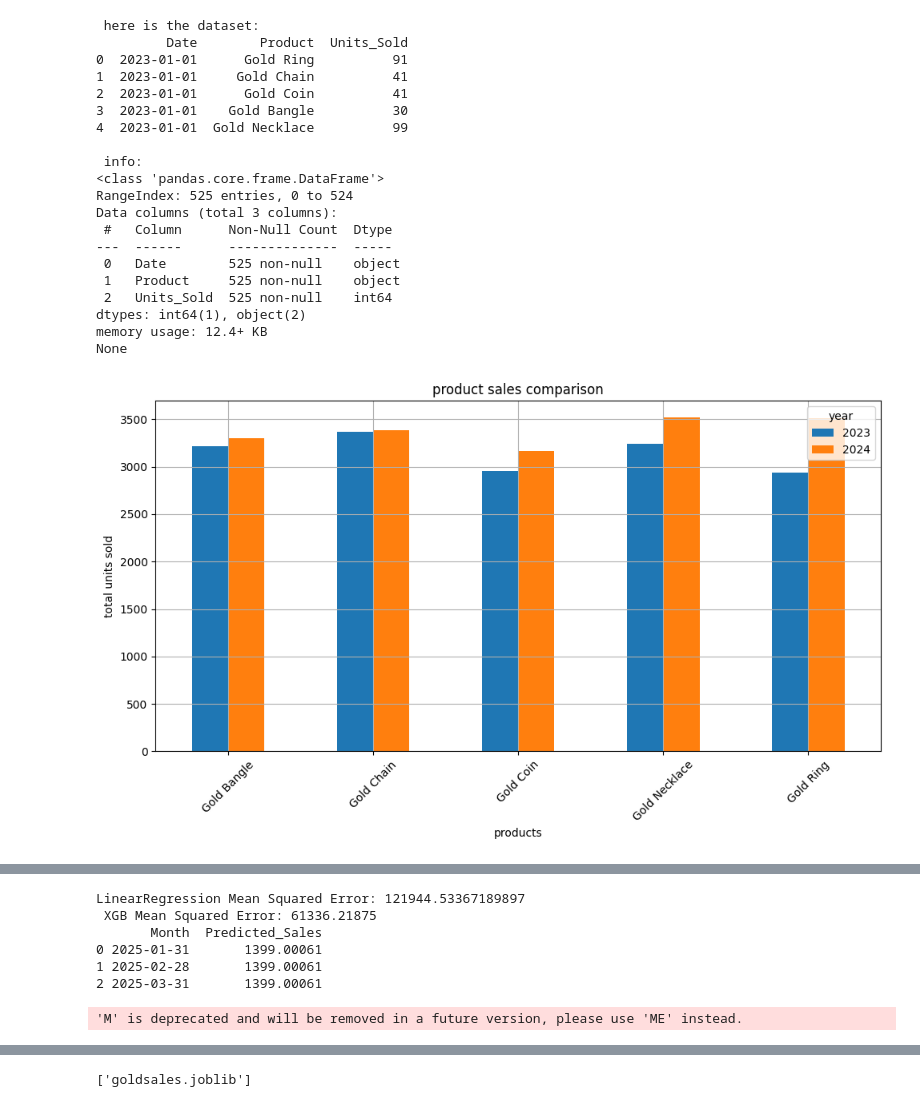
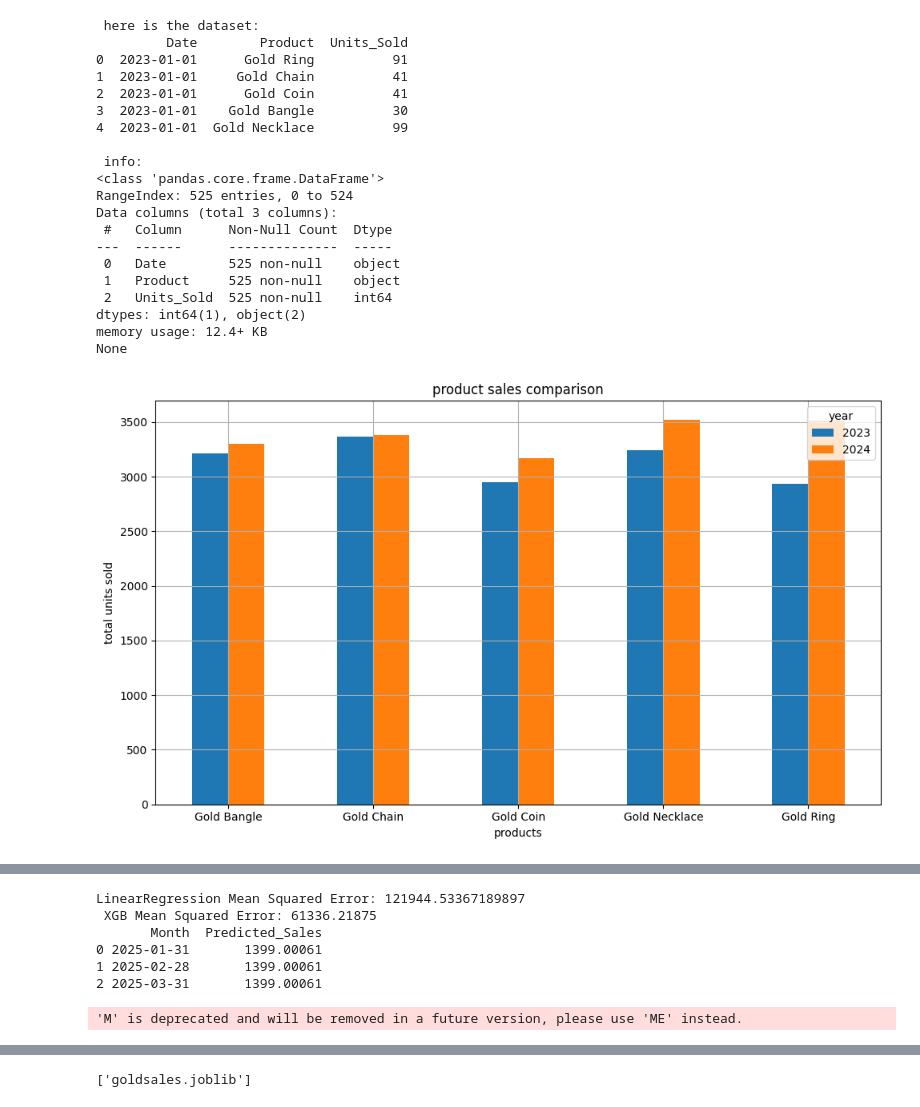
Before and after one commit to akash-sureshkumar/Gold_sales_dashboard, a Jupyter notebook: gold_ml.ipynb, the cells around one changed output, grey strips where cells are left out. Cells and saved outputs as stored; diff of their text form; code cells hidden in the pictures.

```diff
--- a/gold_ml.ipynb
+++ b/gold_ml.ipynb
@@ -28,21 +28,19 @@ product_pivot.plot(kind='bar', figsize=(10,6))
 plt.title("product sales comparison")
 plt.xlabel("products")
 plt.ylabel("total units sold")
-plt.xticks(rotation=45)
+plt.xticks(rotation=0)
 plt.grid(True)
 plt.tight_layout()
 plt.savefig("product sales comparison matplotlib_png")
 plt.show()
 
-product_pivot.plot(kind='bar', figsize=(10,6))
-plt.title("product sales comparison")
-plt.xlabel("products")
-plt.ylabel("total units sold")
-plt.xticks(rotation=0)
-
-plt.tight_layout()
-plt.savefig("product sales comparison matplotlib_png")
-plt.show()
+fig = px.line_polar(product_summary,
+             theta='Product',
+             r='Units_Sold',
+             line_close=True,
+             color='year',
+             title="product sales 2023 vs 2024 (Interactive)")
+fig.show()
 
 df.to_csv("cleaned gold datasets", index=False)
 
@@ -82,34 +80,34 @@ df_forecast = pd.DataFrame({'Month': future_months, 'Predicted_Sales': future_pr
 print(df_forecast)
 plt.figure(figsize=(10, 5))
 plt.plot(monthly_total['Month'], monthly_total['Units_Sold'], marker='o', label='Actual')
 plt.plot(df_forecast['Month'], df_forecast['Predicted_Sales'], label='Forecast', linestyle='--', marker='o')
 plt.legend()
 plt.xticks(rotation=45)
 plt.tight_layout()
 plt.show()
 joblib.dump(xgb,'goldsales.joblib')
 # %% [output]
  here is the dataset:
          Date        Product  Units_Sold
 0  2023-01-01      Gold Ring          91
 1  2023-01-01     Gold Chain          41
 2  2023-01-01      Gold Coin          41
 3  2023-01-01    Gold Bangle          30
 4  2023-01-01  Gold Necklace          99
 
  info:
 <class 'pandas.core.frame.DataFrame'>
 RangeIndex: 525 entries, 0 to 524
 Data columns (total 3 columns):
  #   Column      Non-Null Count  Dtype
 ---  ------      --------------  -----
  0   Date        525 non-null    object
  1   Product     525 non-null    object
  2   Units_Sold  525 non-null    int64
 dtypes: int64(1), object(2)
 memory usage: 12.4+ KB
 None
-[figure, old version]
+[figure, new version]
 [interactive output not drawn]
 [figure]
 LinearRegression Mean Squared Error: 121944.53367189897
```
